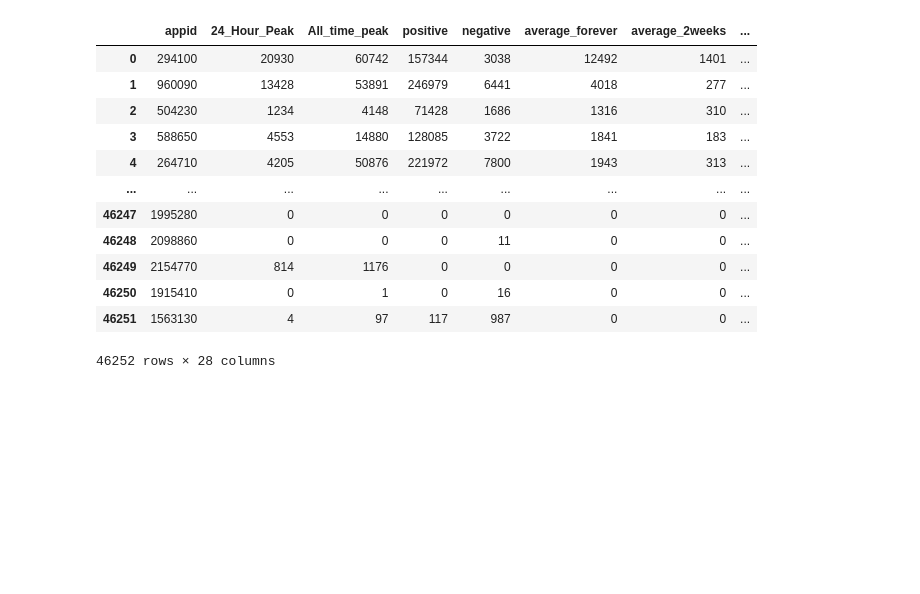
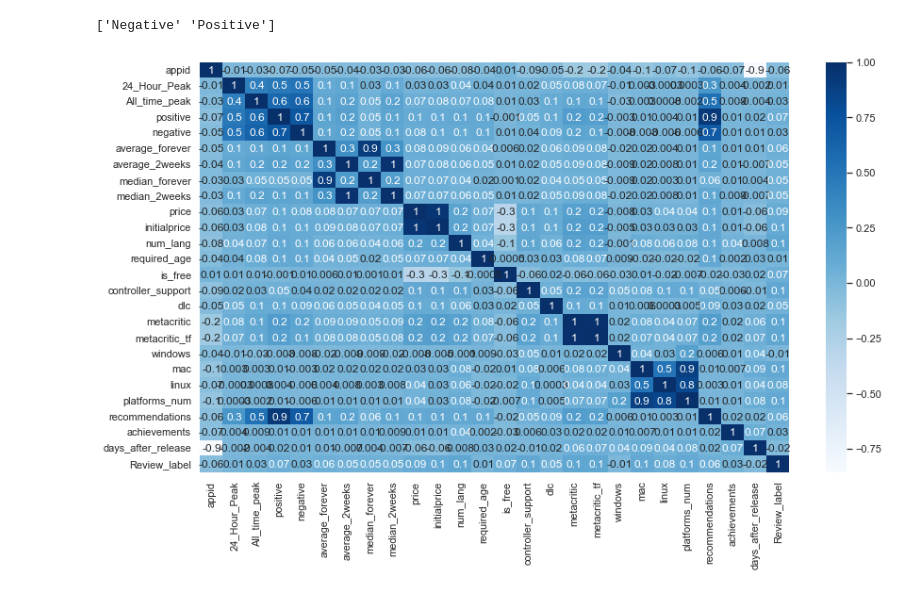
Before and after one commit to trevormoon/ASAC_ml_project, a Jupyter notebook: EDA/MPW/CODE/DATA_EDA/outlier.ipynb, the cells around one changed output. Saved outputs shown, nothing was run; the diff lists cells and outputs as text; code cells hidden in the pictures; blank space fills up the shorter version.

```diff
--- a/EDA/MPW/CODE/DATA_EDA/outlier.ipynb
+++ b/EDA/MPW/CODE/DATA_EDA/outlier.ipynb
@@ -5,16 +0,0 @@ tmp=pd.read_csv(r"C:\Users\moonp\ASAC과정\ASAC_ml_project\web_crawling\merge_d
-# %%
-tmp
-# %% [output]
-|  | appid | 24_Hour_Peak | All_time_peak | positive | negative | average_forever | average_2weeks | ... |
-| 0 | 294100 | 20930 | 60742 | 157344 | 3038 | 12492 | 1401 | ... |
-| 1 | 960090 | 13428 | 53891 | 246979 | 6441 | 4018 | 277 | ... |
-| 2 | 504230 | 1234 | 4148 | 71428 | 1686 | 1316 | 310 | ... |
-| 3 | 588650 | 4553 | 14880 | 128085 | 3722 | 1841 | 183 | ... |
-| 4 | 264710 | 4205 | 50876 | 221972 | 7800 | 1943 | 313 | ... |
-| ... | ... | ... | ... | ... | ... | ... | ... | ... |
-| 46247 | 1995280 | 0 | 0 | 0 | 0 | 0 | 0 | ... |
-| 46248 | 2098860 | 0 | 0 | 0 | 11 | 0 | 0 | ... |
-| 46249 | 2154770 | 814 | 1176 | 0 | 0 | 0 | 0 | ... |
-| 46250 | 1915410 | 0 | 1 | 0 | 16 | 0 | 0 | ... |
-| 46251 | 1563130 | 4 | 97 | 117 | 987 | 0 | 0 | ... |
-46252 rows × 28 columns
@@ -20,0 +16,52 @@ tmp
+# %%
+################################################
+#####BASE MODEL 확인을 위한 간단한 전처리#########
+################################################
+
+# 파일 읽어오기
+a=pd.read_csv(r"C:\Users\moonp\ASAC과정\ASAC_ml_project\web_crawling\merge_dataset\raw_merge.csv",sep="\t")
+### METACRITIC 점수 표기 --> 메타크리틱 점수가 없는 경우 -1로 대체
+a.metacritic=a.metacritic.fillna(-1)
+tmp=a.dropna(axis=0)
+### 동접자수 전처리 과정 동접자수 없는 경우 0으로 표기
+tmp["24_Hour_Peak"].replace("Invalid","0",inplace=True)
+tmp["All_time_peak"].replace("Invalid","0",inplace=True)
+tmp["24_Hour_Peak"]=tmp["24_Hour_Peak"].astype(int)
+tmp["All_time_peak"]=tmp["All_time_peak"].astype(int)
+
+### is free 전처리 기존의 FALSE,TRUE --> 0,1로 바꾸어서
+tmp.is_free.replace("False","0",inplace=True)
+tmp.is_free.replace("0.0","0",inplace=True)
+tmp.is_free.replace("True","1",inplace=True)
+tmp.is_free.replace("1.0","1",inplace=True)
+tmp.is_free=tmp.is_free.astype(int)
+tmp.is_free=tmp.is_free.astype(int)
+
+
+### TARGET CLASS를 4개로 재분류
+No_interest_lst=['No user reviews','8 user reviews','7 user reviews','4 user reviews','9 user reviews','5 user reviews','6 user reviews','2 user reviews','3 user reviews','1 user reviews','None']
+Positive_lst=['Overwhelmingly Positive','Very Positive','Positive','Mostly Positive']
+Negative_lst=['Negative','Very Negative','Overwhelmingly Negative','Mostly Negative']
+tmp.Review.replace(No_interest_lst,"Negative",inplace=True)
+tmp.Review.replace(Positive_lst,"Positive",inplace=True)
+tmp.Review.replace(Negative_lst,"Negative",inplace=True)
+tmp.Review.replace("Mixed","Negative",inplace=True)
+
+### TARGET LABEL ENCODING
+le=preprocessing.LabelEncoder()
+le.fit(np.array(tmp.Review))
+y_true=le.fit_transform(tmp.Review)
+print(le.classes_)
+# %% [output]
+['Negative' 'Positive']
+# %%
+tmp_y=pd.DataFrame(y_true)
+tmp_y.columns=["Review_label"]
+correlation=pd.concat([tmp,tmp_y],axis=1)
+# %%
+plt.figure(figsize=(14,8))
+sns.set_theme(style="white")
+corr = correlation.corr()
+heatmap = sns.heatmap(corr, annot=True, cmap="Blues", fmt='.1g')
+# %% [output]
+[figure, added]
```
Also changed, not shown: parts of 32 cells of this notebook, 1 other file.
